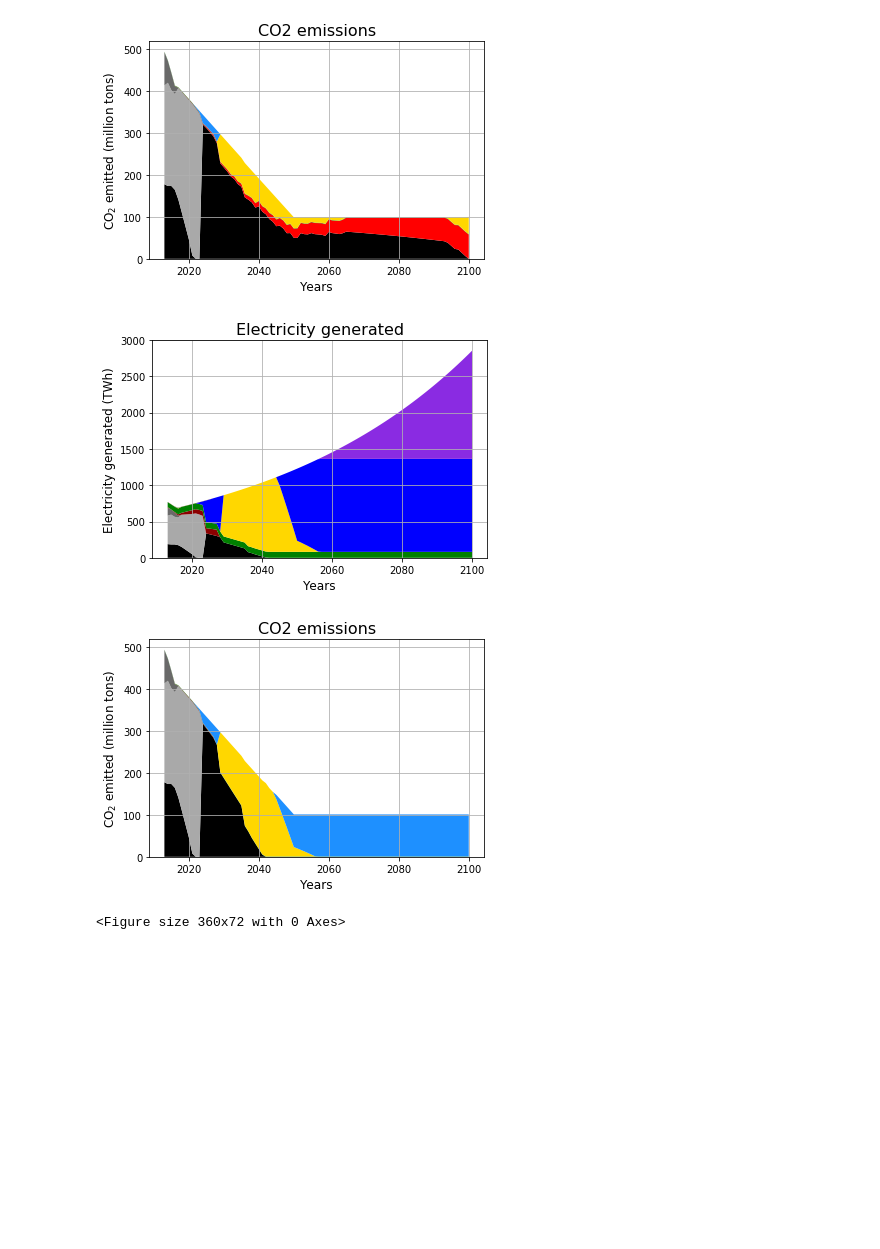
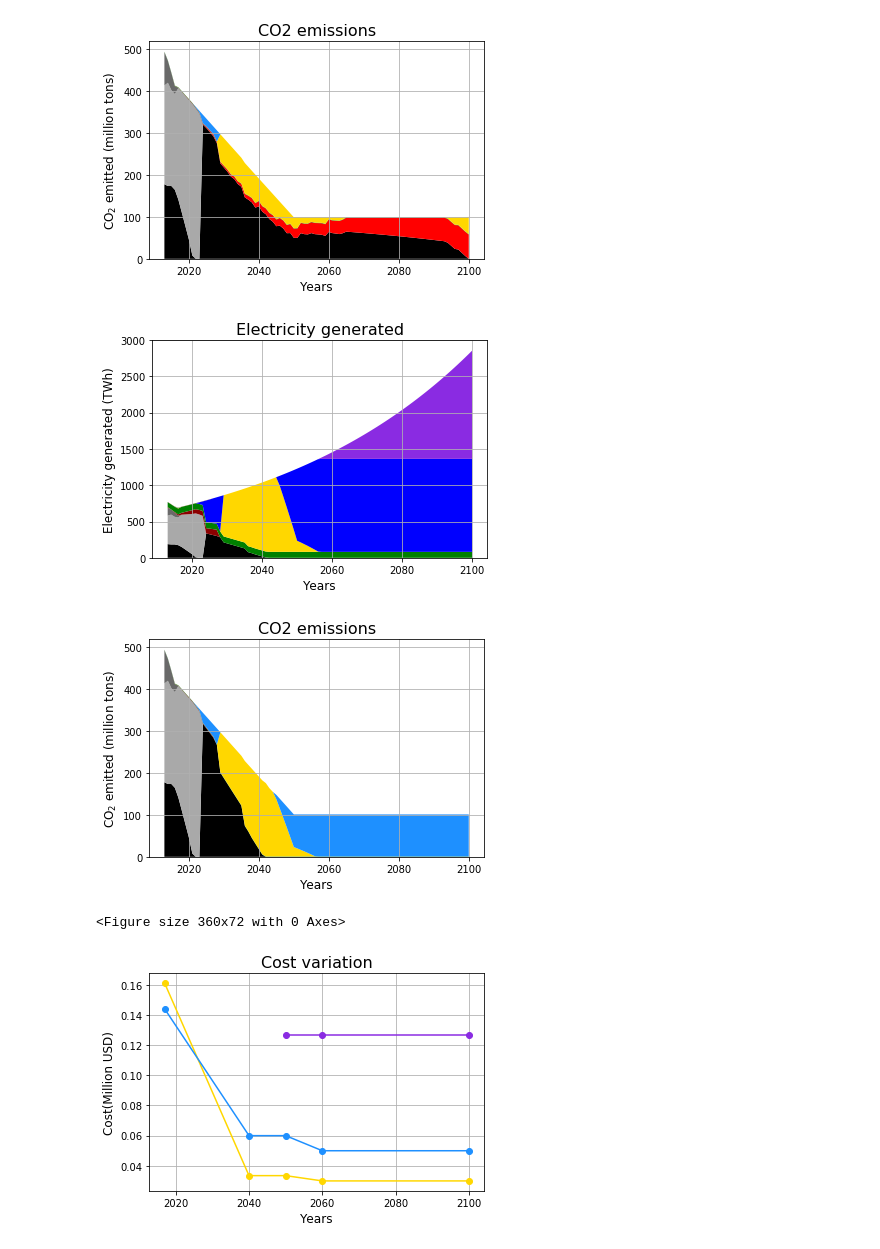
Before and after one commit to arfc/i2cner, a Jupyter notebook: doc/2019-01-poster/plots/plotter.ipynb, the cells around one changed output. Cells and saved outputs as stored; diff of their text form; code cells hidden in the pictures; blank space fills up the shorter version.

Commit message:
added costs plot
Former-commit-id: 0237ea97ae76e97243bca32f2b9ecac32f471b54 [formerly 6b30ab847fc24064a74d4fc9fc1fd31d1c53a2c9]
Former-commit-id: cb897036ac48024a4d5fe52214f7c9949dac626e

```diff
--- a/doc/2019-01-poster/plots/plotter.ipynb
+++ b/doc/2019-01-poster/plots/plotter.ipynb
@@ -3,8 +3,6 @@ import xlrd
 import numpy as np
 import matplotlib.pyplot as plt
 import matplotlib.patches as mpatches
-
-
 
 title1='Electricity generated'
 title2='CO2 emissions'
@@ -96,30 +94,60 @@ for k in range(4):
     ax2.stackplot(x2,y2,colors=colours2)
     #ax2.legend(labels2,loc='center left',bbox_to_anchor=(1,0.5),prop={'size': 10})
     plt.xlabel('Years',fontsize='12')
     plt.ylabel(yax2,fontsize='12')
     plt.title(title2,fontsize='16')
     plt.grid(True)
     fig2.savefig(f[k]+'_co2.png', format='png', dpi=1000,bbox_inches='tight')
 
 print((mleg))
 print((mcol))
 
 
 fig3 = plt.figure(figsize=(5,1))
 patches = [
     mpatches.Patch(color=color, label=label)
     for label, color in zip(mleg, mcol)]
 fig3.legend(patches, mleg, loc='center', frameon=False,ncol=int(len(mleg)/3),fontsize='large')
 fig3.savefig('legend.png', format='png', dpi=1000,bbox_inches='tight')
+
+wb=xlrd.open_workbook('cost.xlsx')
+sheet1 = wb.sheet_by_index(0)
+r1=int(sheet1.nrows)
+c1=int(sheet1.ncols)
+
+labels4=[]
+colours4=[]
+x4=[2017,2040,2050,2060,2100]
+y4=np.zeros((r1-1,c1-2))
+for i in range(1,r1):
+    colours4.append(str(sheet1.cell_value(i,0)))
+    labels4.append(sheet1.cell_value(i,1))
+for i in range(2,c1):
+    for j in range(1,r1):
+        if type(sheet1.cell_value(j,i)) == float:
+            y4[j-1,i-2]=sheet1.cell_value(j,i)
+        else:
+            y4[j-1,i-2]=None
+
+fig4, ax4 = plt.subplots()
+ax4.plot(x4,y4[0,:],color=colours4[0],marker='o')
+ax4.plot(x4,y4[1,:],color=colours4[1],marker='o')
+ax4.plot(x4,y4[2,:],color=colours4[2],marker='o')
+plt.xlabel('Years',fontsize='12')
+plt.ylabel('Cost(Million USD)',fontsize='12')
+plt.title('Cost variation',fontsize='16')
+plt.grid(True)
+fig4.savefig('cost.png', format='png', dpi=1000,bbox_inches='tight')
 # %% [output]
 ['Coal', 'Nat Gas', 'Oil', 'Nuclear', 'New Nuclear', 'Hydro', 'Solar', 'Wind', 'New Wind (Offshore)', 'New Wind (Onshore)', 'Geothermal', 'H2 - Photo Conv']
 ['k', '#A9A9A9', '#696969', '#8B0000', '#FF0000', 'g', '#FFD700', '#1E90FF', '#0000FF', '#87CEFA', '#8B4513', '#8A2BE2']
 [figure]
 [figure]
 [figure]
 [figure]
 [figure]
 [figure]
 [figure]
 [figure]
 <Figure size 360x72 with 0 Axes>
+[figure, added]
```
Also changed, not shown: 4 other files.
